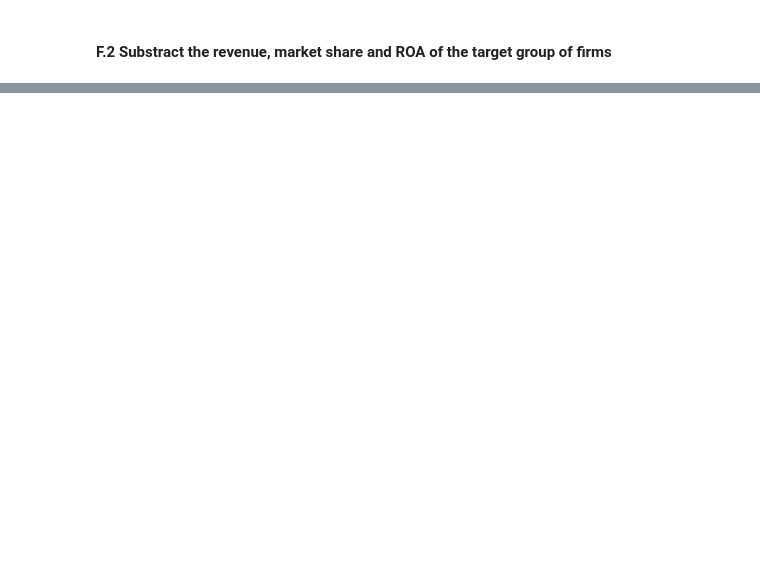
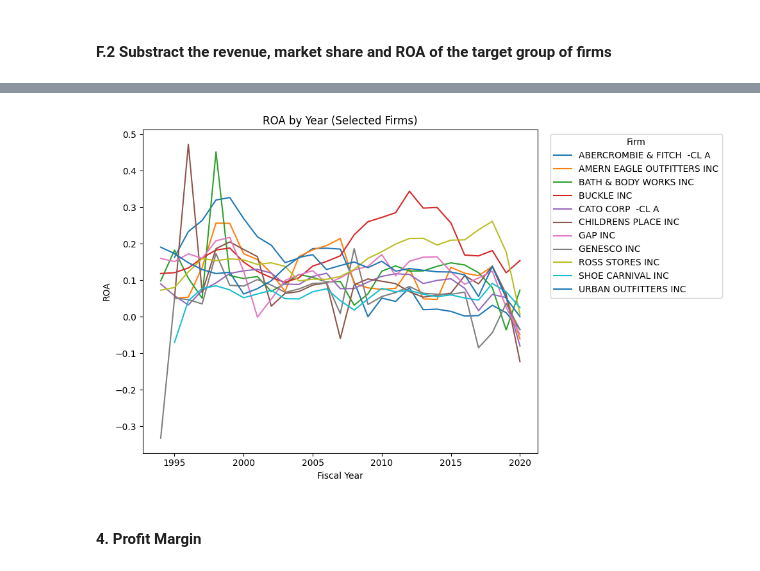
Before and after one commit to Yiling-Ji/BAIT508-Group12-Group-Project, a Jupyter notebook: Group Project.ipynb, the cells around one changed output, grey strips where cells are left out. Saved outputs shown, nothing was run; the diff lists cells and outputs as text; code cells hidden in the pictures; blank space fills up the shorter version.

```diff
--- a/Group Project.ipynb
+++ b/Group Project.ipynb
@@ -677,0 +841,9 @@ docsim.most_similar(firm = 4990, topn = 10)
+# %%
+# Wide table for ROA
+roa_tbl = (
+    tf.pivot_table(index="fyear", columns="conm", values="roa", aggfunc="mean")
+    .sort_index()
+)
+roa_tbl.round(4)
+
+roa_tbl
@@ -677,0 +869,13 @@ docsim.most_similar(firm = 4990, topn = 10)
+# %%
+# ROA Plot
+roa_tbl.plot(figsize=(10,6))
+plt.title("ROA by Year (Selected Firms)")
+plt.xlabel("Fiscal Year")
+plt.ylabel("ROA")
+plt.legend(title="Firm", bbox_to_anchor=(1.02, 1), loc="upper left")
+plt.tight_layout()
+plt.show()
+# %% [output]
+[figure, added]
+# %% [markdown]
+#### 4. Profit Margin
```
Also changed, not shown: parts of 17 cells of this notebook.
